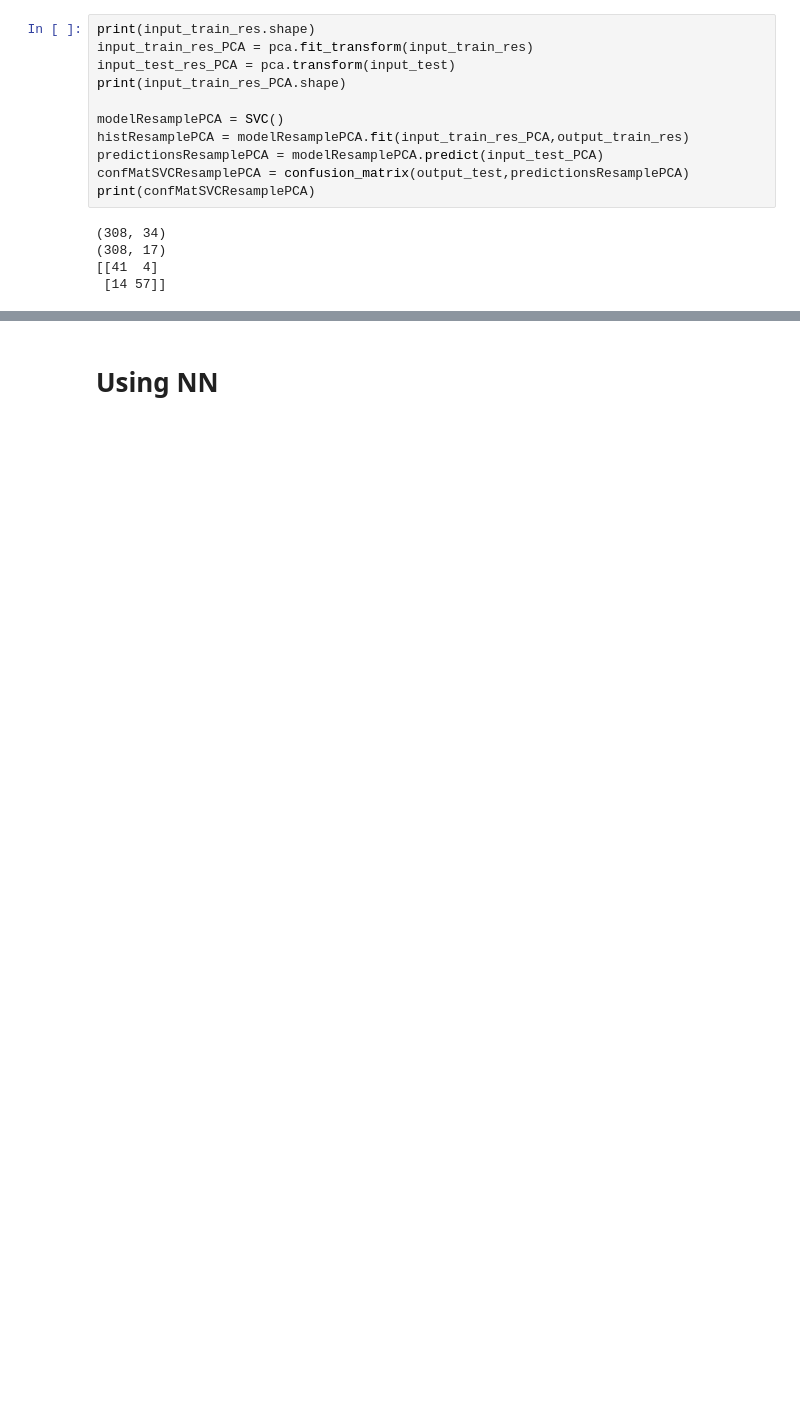
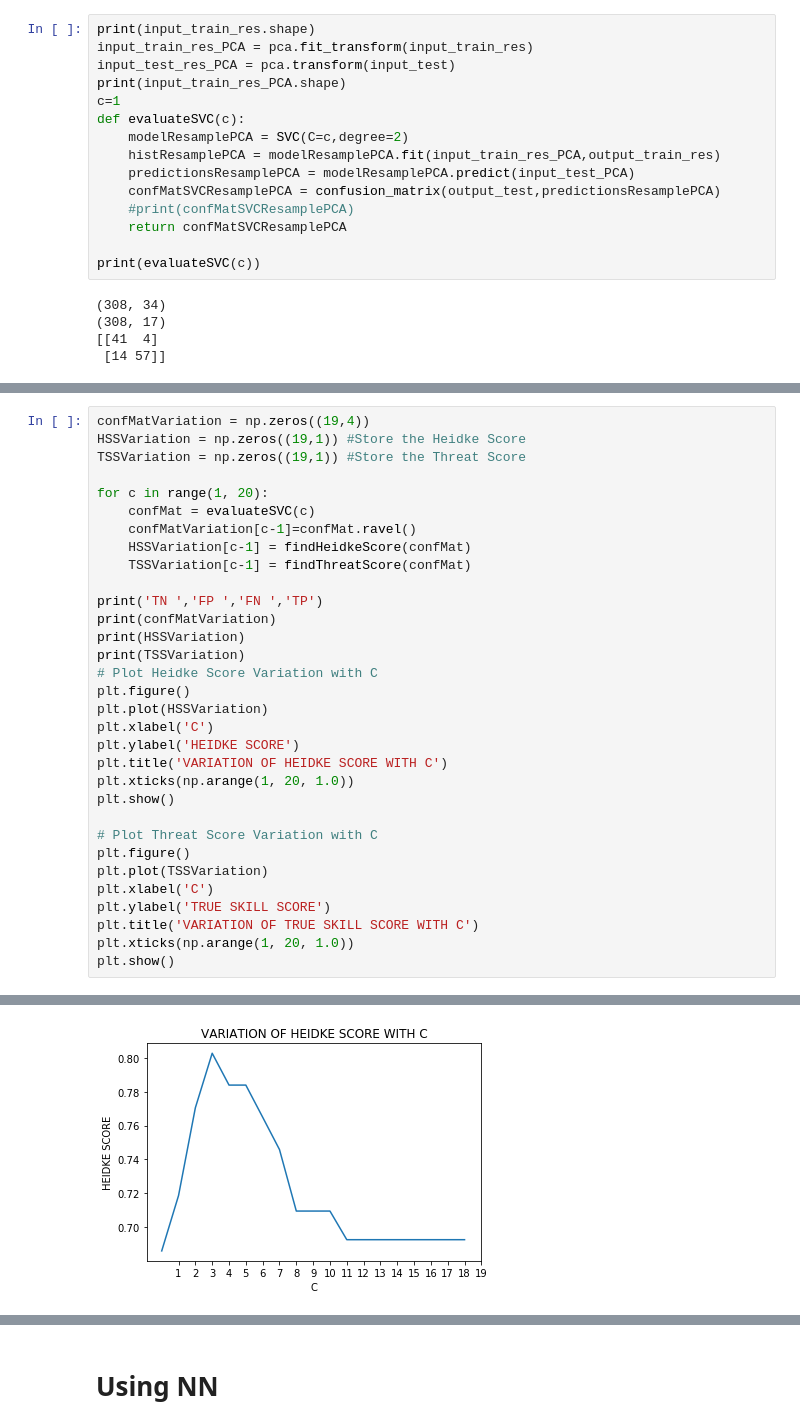
Before and after one commit to pramitd/FDS1_Assignment, a Jupyter notebook: ionosphere_scratch.ipynb, the cells around one changed output, grey strips where cells are left out. Saved outputs shown, nothing was run; the diff lists cells and outputs as text; blank space fills up the shorter version.

```diff
--- a/ionosphere_scratch.ipynb
+++ b/ionosphere_scratch.ipynb
@@ -185,12 +184,16 @@ print(input_train_res.shape)
 input_train_res_PCA = pca.fit_transform(input_train_res)
 input_test_res_PCA = pca.transform(input_test)
 print(input_train_res_PCA.shape)
+c=1
+def evaluateSVC(c):
+    modelResamplePCA = SVC(C=c,degree=2)
+    histResamplePCA = modelResamplePCA.fit(input_train_res_PCA,output_train_res)
+    predictionsResamplePCA = modelResamplePCA.predict(input_test_PCA)
+    confMatSVCResamplePCA = confusion_matrix(output_test,predictionsResamplePCA)
+    #print(confMatSVCResamplePCA)
+    return confMatSVCResamplePCA
 
-modelResamplePCA = SVC()
-histResamplePCA = modelResamplePCA.fit(input_train_res_PCA,output_train_res)
-predictionsResamplePCA = modelResamplePCA.predict(input_test_PCA)
-confMatSVCResamplePCA = confusion_matrix(output_test,predictionsResamplePCA)
-print(confMatSVCResamplePCA)
+print(evaluateSVC(c))
 # %% [output]
 (308, 34)
 (308, 17)
@@ -224,0 +204,33 @@ def findThreatScore(confMat):
+# %%
+confMatVariation = np.zeros((19,4))
+HSSVariation = np.zeros((19,1)) #Store the Heidke Score
+TSSVariation = np.zeros((19,1)) #Store the Threat Score
+
+for c in range(1, 20):
+    confMat = evaluateSVC(c)
+    confMatVariation[c-1]=confMat.ravel()
+    HSSVariation[c-1] = findHeidkeScore(confMat)
+    TSSVariation[c-1] = findThreatScore(confMat)
+
+print('TN ','FP ','FN ','TP')
+print(confMatVariation)
+print(HSSVariation)
+print(TSSVariation)
+# Plot Heidke Score Variation with C
+plt.figure()
+plt.plot(HSSVariation)
+plt.xlabel('C')
+plt.ylabel('HEIDKE SCORE')
+plt.title('VARIATION OF HEIDKE SCORE WITH C')
+plt.xticks(np.arange(1, 20, 1.0))
+plt.show()
+
+# Plot Threat Score Variation with C
+plt.figure()
+plt.plot(TSSVariation)
+plt.xlabel('C')
+plt.ylabel('TRUE SKILL SCORE')
+plt.title('VARIATION OF TRUE SKILL SCORE WITH C')
+plt.xticks(np.arange(1, 20, 1.0))
+plt.show()
+# %% [output]
@@ -224,0 +254 @@ def findThreatScore(confMat):
+[figure, added]
```
Also changed, not shown: parts of 35 cells of this notebook.
